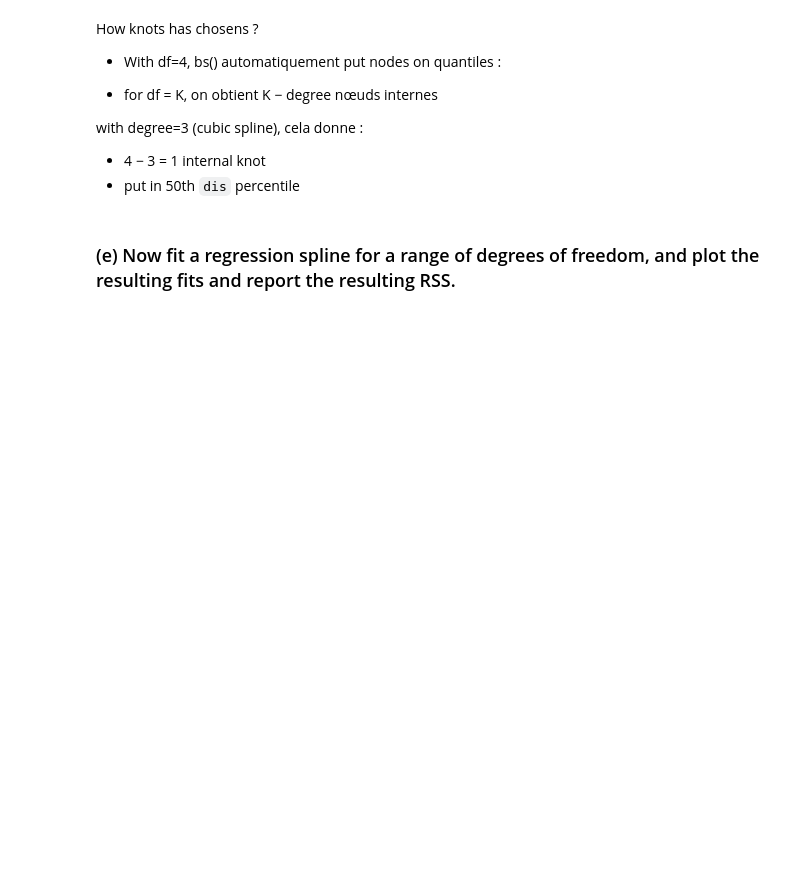
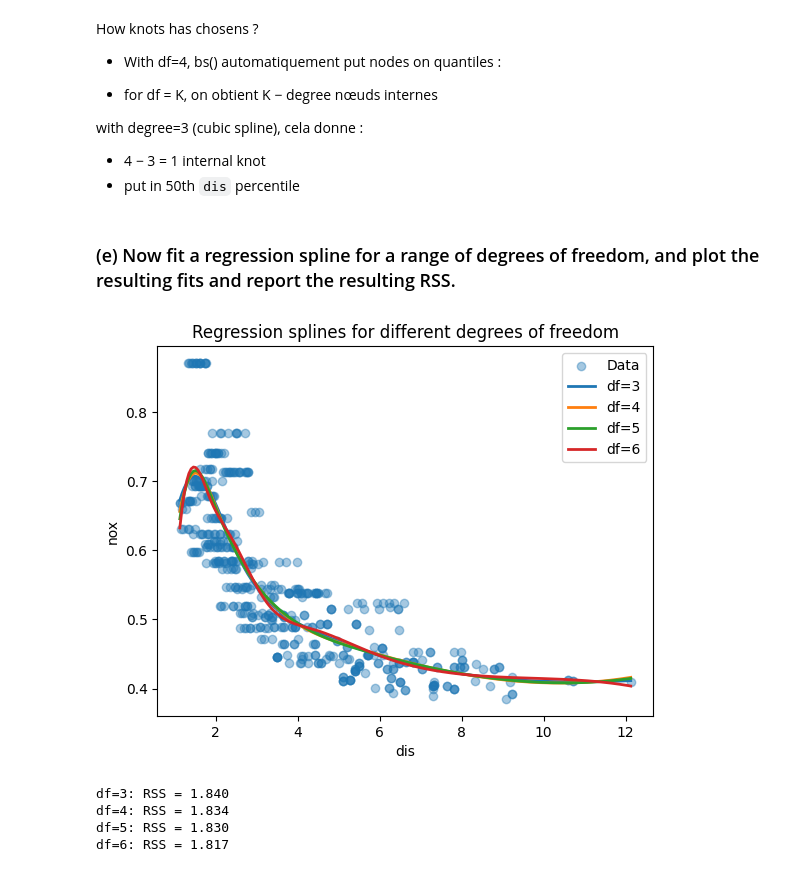
Before and after one commit to lekoundanmgedeon/machinelearning-islp, a Jupyter notebook: assignements/A2_ML/A2_ml.ipynb, the cells around one changed output. Saved outputs shown, nothing was run; the diff lists cells and outputs as text; code cells hidden in the pictures; blank space fills up the shorter version.

```diff
--- a/assignements/A2_ML/A2_ml.ipynb
+++ b/assignements/A2_ML/A2_ml.ipynb
@@ -707,3 +707,58 @@ with degree=3 (cubic spline), cela donne :
  *  put in 50th `dis` percentile
 # %% [markdown]
 ### (e) Now fit a regression spline for a range of degrees of freedom, and plot the resulting fits and report the resulting RSS.
+# %%
+# Liste de degrés de liberté à tester
+dfs = [3, 4, 5, 6]  # tu peux en ajouter d'autres
+
+rss_list = []
+
+plt.scatter(X_vec, y_vec, alpha=0.4, label='Data')
+
+# Grille pour tracer
+X_grid = np.linspace(X_vec.min(), X_vec.max(), 200)
+X_grid_df = pd.DataFrame({'dis': X_grid})
+
+for df in dfs:
+    # Choix des nœuds internes : df-1 nœud interne pour cubic spline
+    # Ex: df=4 -> 1 nœud interne -> positionné aux quantiles
+    n_knots = df - 1
+    knots = np.percentile(X_vec, np.linspace(0, 100, n_knots + 2)[1:-1])
+
+    # Création de la spline
+    bs_dis = MS([bs('dis', internal_knots=knots)])
+
+    # Transformation
+    X_spline = bs_dis.fit_transform(pd.DataFrame({'dis': X_vec.flatten()}))
+    X_spline = sm.add_constant(X_spline)
+
+    # Ajustement OLS
+    model_spline = sm.OLS(y_vec, X_spline).fit()
+
+    # Prédictions pour la grille
+    X_grid_spline = bs_dis.transform(X_grid_df)
+    X_grid_spline = sm.add_constant(X_grid_spline)
+    y_pred = model_spline.predict(X_grid_spline)
+
+    # Tracé
+    plt.plot(X_grid, y_pred, linewidth=2, label=f'df={df}')
+
+    # Calcul du RSS
+    rss = np.sum((y_vec - model_spline.predict(X_spline))**2)
+    rss_list.append(rss)
+
+plt.xlabel("dis")
+plt.ylabel("nox")
+plt.title("Regression splines for different degrees of freedom")
+plt.legend()
+plt.show()
+
+# Affichage des RSS
+for df, rss in zip(dfs, rss_list):
+    print(f"df={df}: RSS = {rss:.3f}")
+# %% [output]
+[figure, added]
+df=3: RSS = 1.840
+df=4: RSS = 1.834
+df=5: RSS = 1.830
+df=6: RSS = 1.817
```
Also changed, not shown: parts of 15 cells of this notebook.
